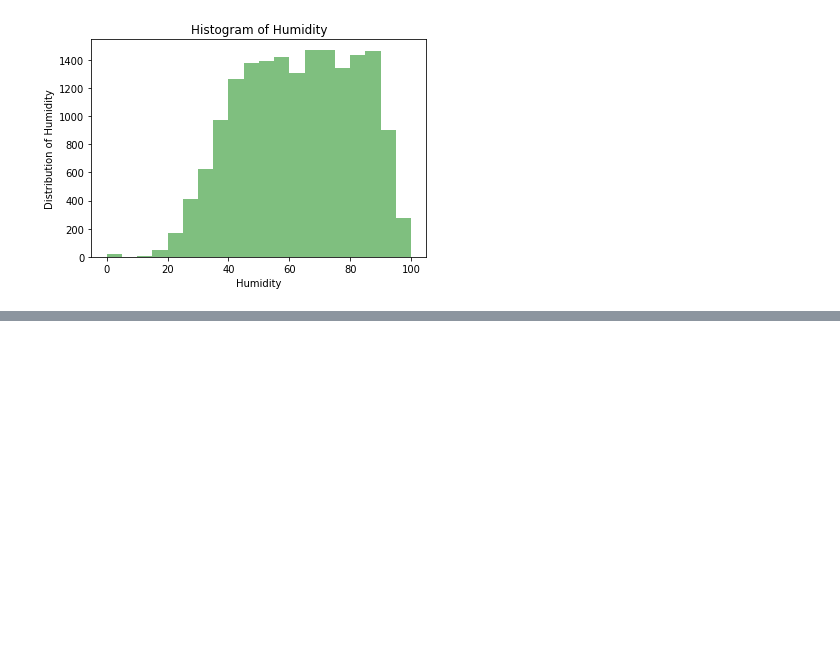
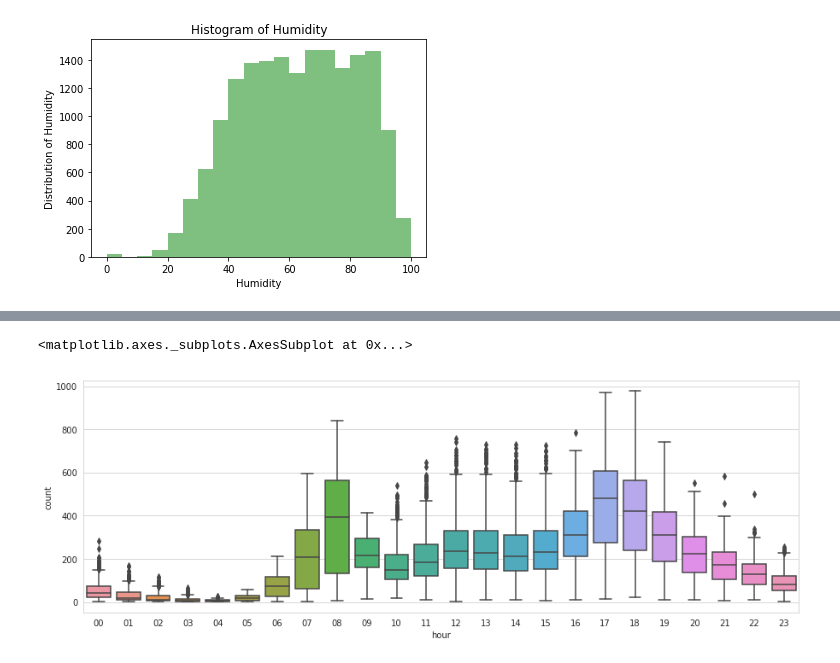
Before and after one commit to Ritik19/Bike-Sharing-Demand, a Jupyter notebook: bsd.ipynb, the cells around one changed output, grey strips where cells are left out. Drawn from its saved outputs; the diff is of its cells as text; code cells hidden in the pictures; blank space fills up the shorter version.

```diff
--- a/bsd.ipynb
+++ b/bsd.ipynb
@@ -73,0 +159,12 @@ data['workingday'] = data.workingday.astype('category')
+# %%
+# boxplot for hour vs count
+plt.figure(figsize=(15,5))
+sn.set_style(style='whitegrid')
+sn.boxplot(data=train_data, x='hour', y='count')
+
+# High demand : 7-9 and 17-19
+# Avg demand : 10-17
+# Low demand : 00-7 and 19-24
+# %% [output]
+<matplotlib.axes._subplots.AxesSubplot at 0x...>
+[figure, added]
```
Also changed, not shown: parts of 27 cells of this notebook, 1 other file.
